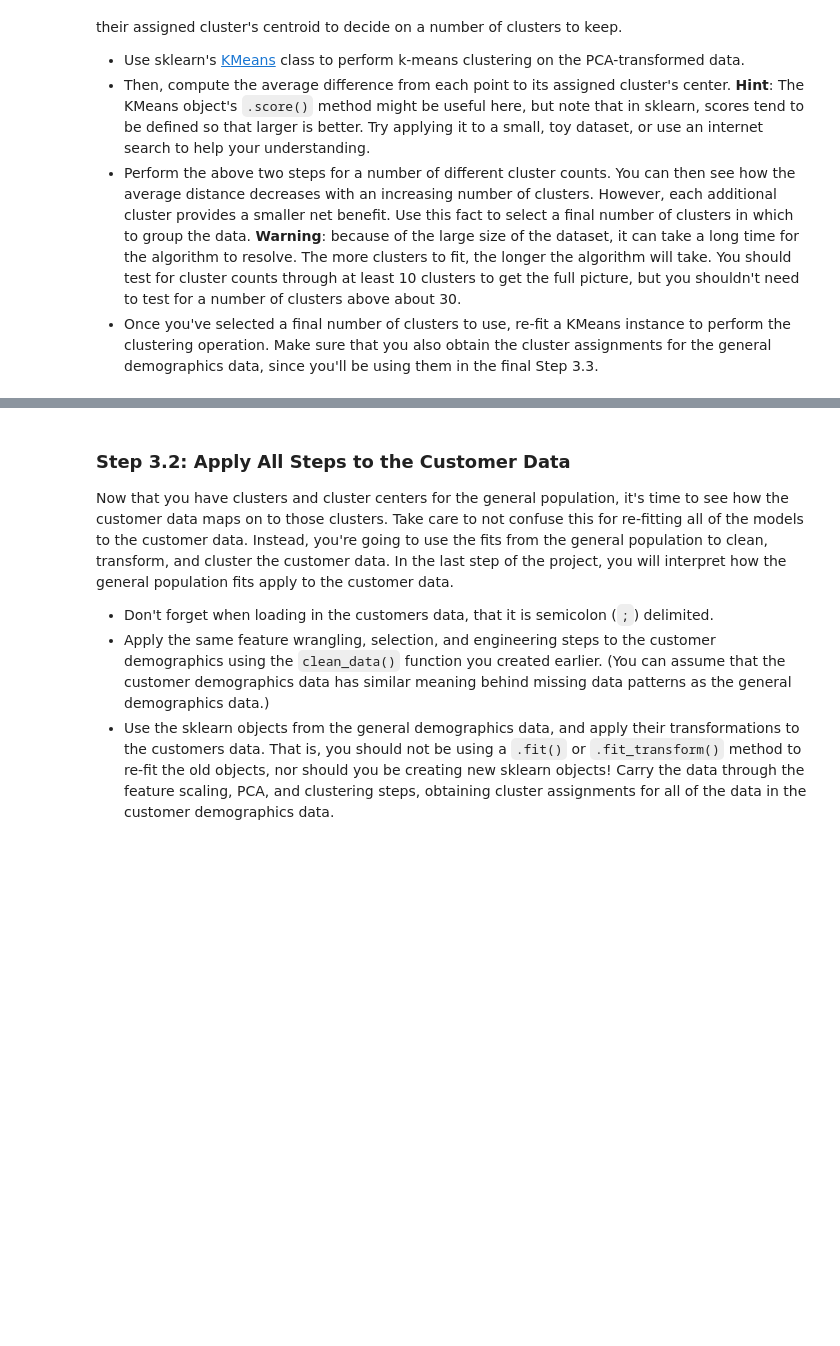
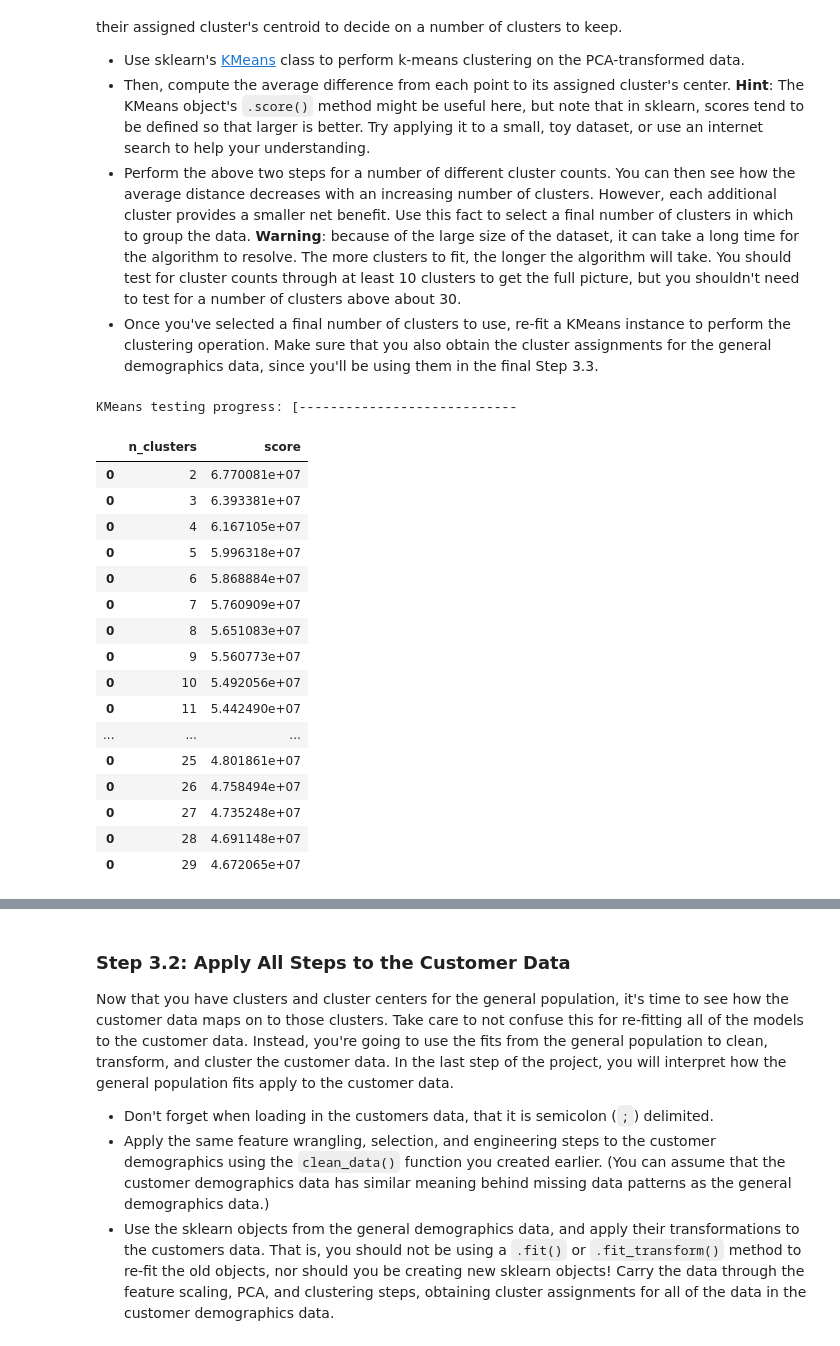
Before and after one commit to davidjentjens/customer_segments_with_arvato, a Jupyter notebook: Identify_Customer_Segments.ipynb, the cells around one changed output, grey strips where cells are left out. Cells and saved outputs as stored; diff of their text form; code cells hidden in the pictures; blank space fills up the shorter version.

```diff
--- a/Identify_Customer_Segments.ipynb
+++ b/Identify_Customer_Segments.ipynb
@@ -1141,3 +1161,50 @@ You've assessed and cleaned the demographics data, then scaled and transformed t
+# %%
+df_scores = pd.DataFrame(columns = ['n_clusters', 'score'])
+
+# Code for a progress bar
+toolbar_width = azdias.shape[1]
+sys.stdout.write("KMeans testing progress: ")
+sys.stdout.write("[%s]" % (" "))
+sys.stdout.flush()
+sys.stdout.write("\b" * (toolbar_width+1))
+
+# Over a number of different cluster counts...
+for k in range(2, 30):
+    # progress bar
+    sys.stdout.write("-")
+    sys.stdout.flush()
+
+    # run k-means clustering on the data and...
+    kmeans = KMeans(n_clusters=k)
+    model = kmeans.fit(X_pca)
+
+    # compute the average within-cluster distances.
+    score = np.abs(model.score(X_pca))
+
+    df_score = pd.DataFrame([[k, score]], columns = ['n_clusters', 'score'])
+    df_scores = df_scores.append(df_score)
+# %% [output]
+KMeans testing progress: [----------------------------
+# %%
+df_scores
+# %% [output]
+|  | n_clusters | score |
+| 0 | 2 | 6.770081e+07 |
+| 0 | 3 | 6.393381e+07 |
+| 0 | 4 | 6.167105e+07 |
+| 0 | 5 | 5.996318e+07 |
+| 0 | 6 | 5.868884e+07 |
+| 0 | 7 | 5.760909e+07 |
+| 0 | 8 | 5.651083e+07 |
+| 0 | 9 | 5.560773e+07 |
+| 0 | 10 | 5.492056e+07 |
+| 0 | 11 | 5.442490e+07 |
+| ... | ... | ... |
+| 0 | 25 | 4.801861e+07 |
+| 0 | 26 | 4.758494e+07 |
+| 0 | 27 | 4.735248e+07 |
+| 0 | 28 | 4.691148e+07 |
+| 0 | 29 | 4.672065e+07 |
 # %%
 # Investigate the change in within-cluster distance across number of clusters.
 # HINT: Use matplotlib's plot function to visualize this relationship.
```
Also changed, not shown: parts of 22 cells of this notebook.
